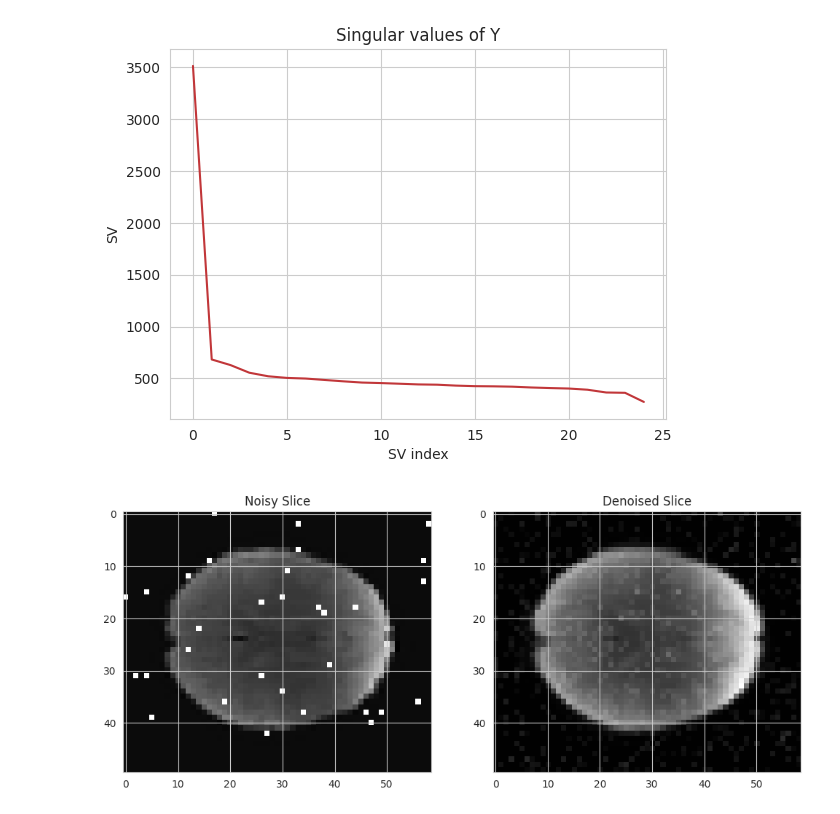
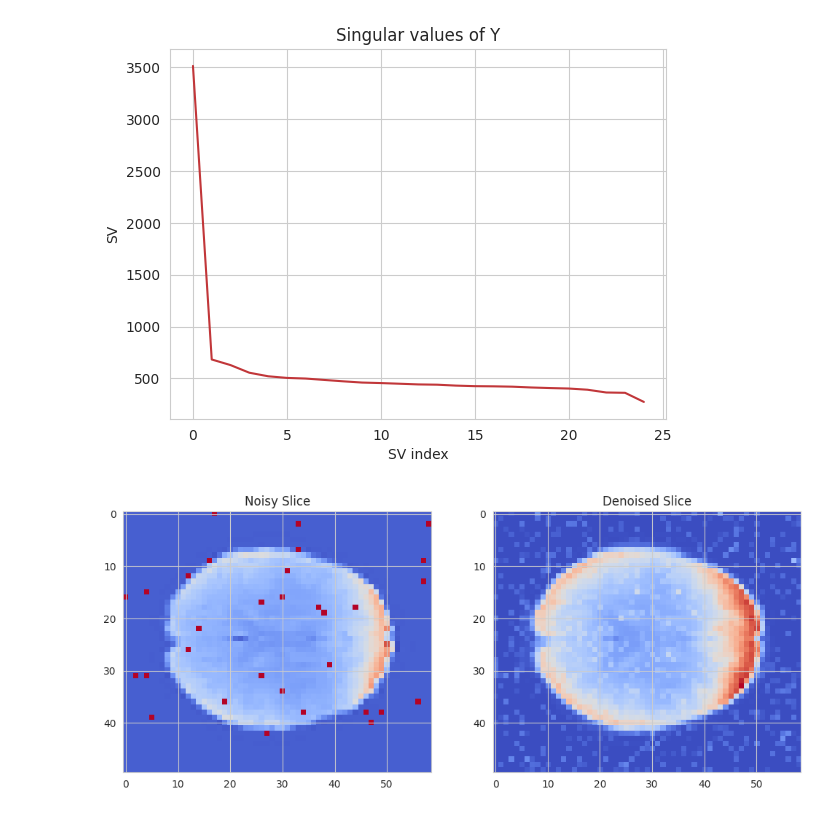
Before and after one commit to ludekcizinsky/fMRI-dimensionality-reduction, a Jupyter notebook: run.ipynb, the cells around one changed output. Cells and saved outputs as stored; diff of their text form; code cells hidden in the pictures.

```diff
--- a/run.ipynb
+++ b/run.ipynb
@@ -204,23 +204,23 @@ plt.show()
 # %%
 # Pick the 2 principal components from SVD
 n_components = 2
 princ_comp = U[:,:n_components]
 
 # Project the matrix onto them
 space_vectors = np.dot(princ_comp.T, noisy_arrays.T)
 denoised_arrays = np.dot(princ_comp, space_vectors)
 denoised_matrix = np.reshape(denoised_arrays[subj_i, :], [50,59])
 
 # Visualize it
 plt.figure(figsize=(12, 6))
 plt.subplot(1, 2, 1)
-plt.imshow(noisy_mats[subj_i], cmap='gray')
+plt.imshow(noisy_mats[subj_i], cmap='coolwarm')
 plt.title('Noisy Slice')
 
 plt.subplot(1, 2, 2)
-plt.imshow(denoised_matrix, cmap='gray')
+plt.imshow(denoised_matrix, cmap='coolwarm')
 plt.title('Denoised Slice')
 
 plt.show()
 # %% [output]
-[figure, old version]
+[figure, new version]
```
